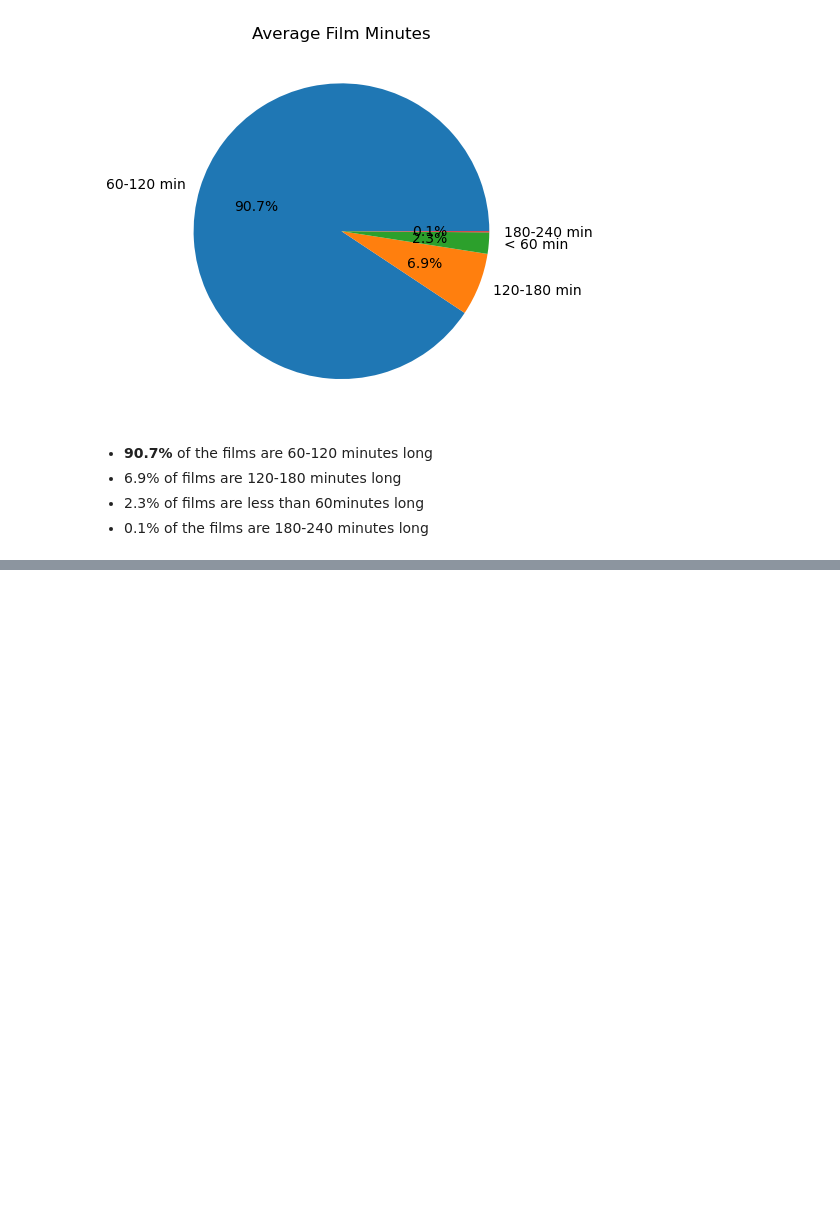
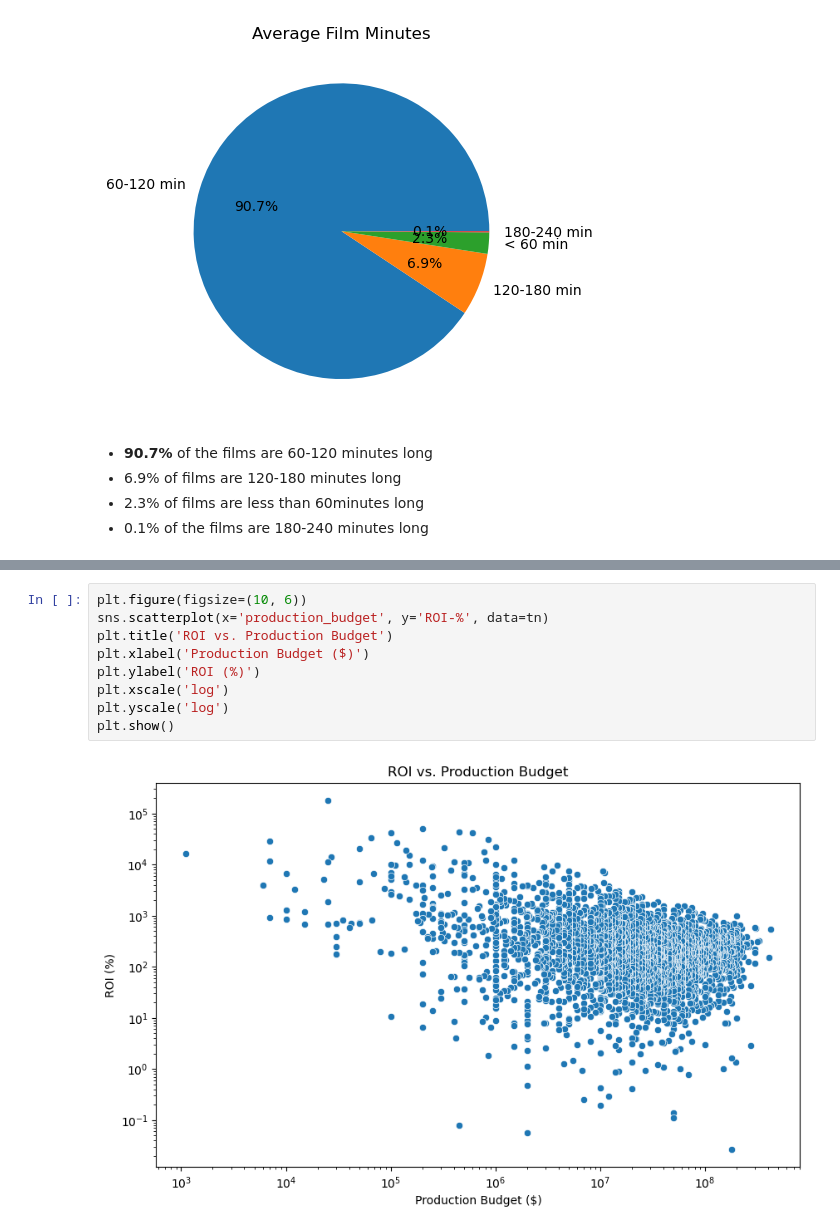
Before and after one commit to am-eric/Film-Analysis, a Jupyter notebook: analysis.ipynb, the cells around one changed output, grey strips where cells are left out. Saved outputs shown, nothing was run; the diff lists cells and outputs as text; blank space fills up the shorter version.

```diff
--- a/analysis.ipynb
+++ b/analysis.ipynb
@@ -753,0 +817,11 @@ plt.boxplot(it_merged['avg_rating'].value_counts());
+# %%
+plt.figure(figsize=(10, 6))
+sns.scatterplot(x='production_budget', y='ROI-%', data=tn)
+plt.title('ROI vs. Production Budget')
+plt.xlabel('Production Budget ($)')
+plt.ylabel('ROI (%)')
+plt.xscale('log')
+plt.yscale('log')
+plt.show()
+# %% [output]
+[figure, added]
```
Also changed, not shown: parts of 39 cells of this notebook.
